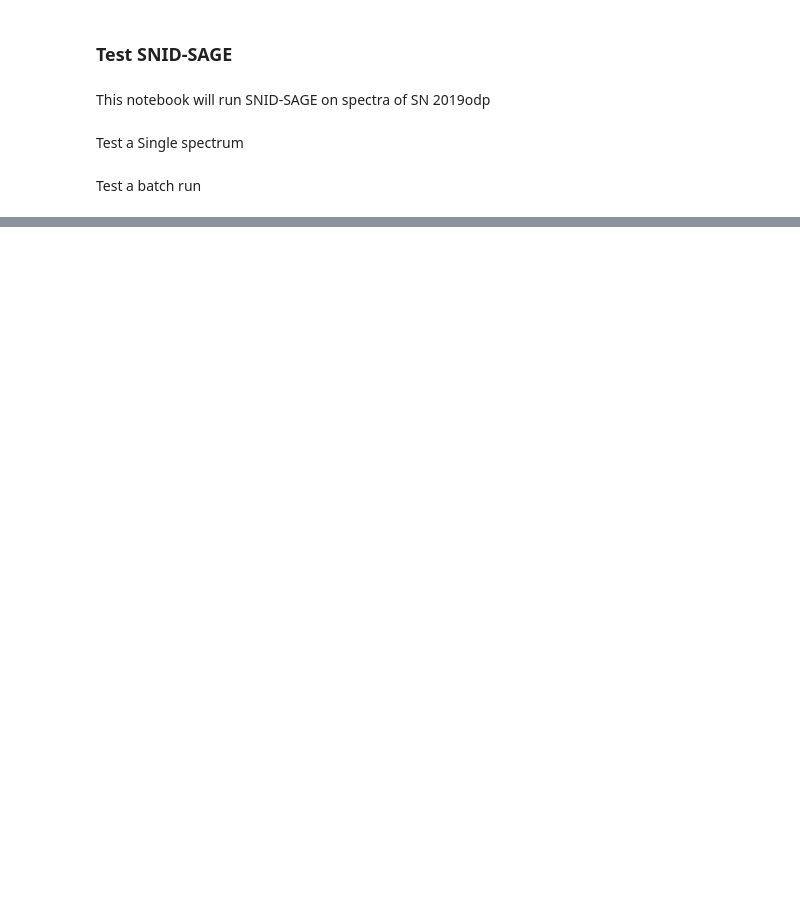
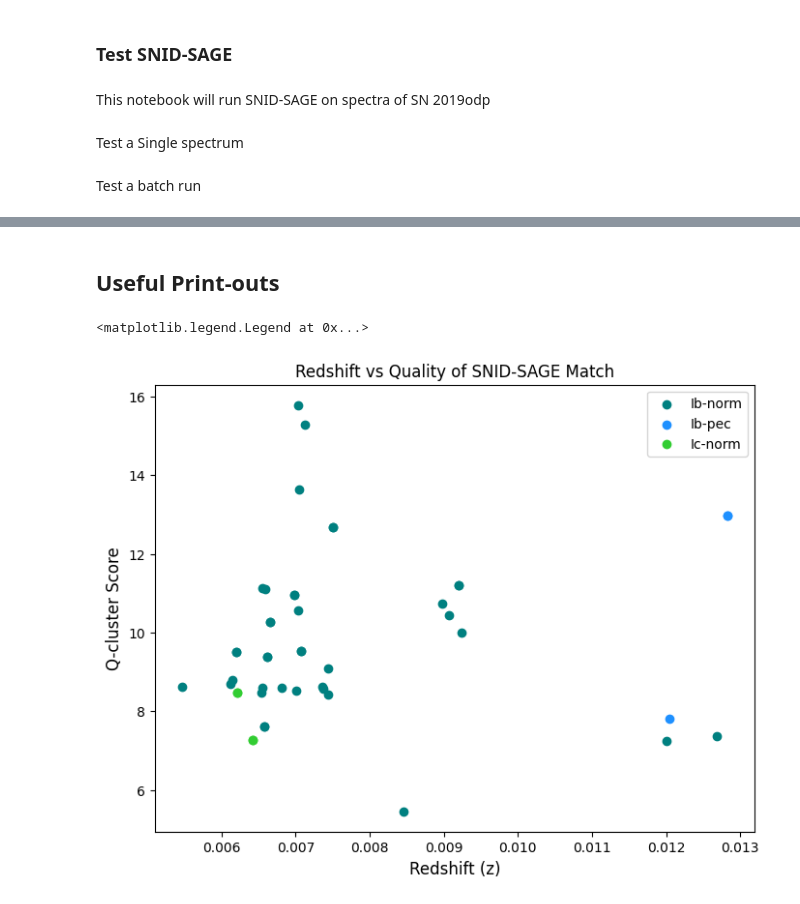
Before and after one commit to micschwab/TransitionHunter, a Jupyter notebook: TestSNID-SAGE.ipynb, the cells around one changed output, grey strips where cells are left out. Cells and saved outputs as stored; diff of their text form; code cells hidden in the pictures; blank space fills up the shorter version.

```diff
--- a/TestSNID-SAGE.ipynb
+++ b/TestSNID-SAGE.ipynb
@@ -53,0 +115,2 @@ Done 30/30; success rate 100.0%
+# %%
+filenames = np.array(batch_results["file"])
@@ -53,0 +167,3 @@ Done 30/30; success rate 100.0%
+# %%
+#sort by date
+result_df = result_df.sort_values(by="date", ascending=True) #sort from oldest to newest
@@ -53,0 +568,15 @@ Done 30/30; success rate 100.0%
+# %%
+print("Identification Statistics:")
+
+if len(novel_ID) > 1:
+    print("\nMATCHES FOUND FOR THE FOLLOWING SN TYPES:")
+    print("-"* 100)
+    for i in range(len(novel_ID)):
+        print(f"{novel_ID[i]}: {(t_freq[novel_ID[i]]):.2f}% of spectra analyzed. Maximum of {max(type_streaks[novel_ID[i]])} consecutive identifications")
+
+
+if len(novel_subID) > 1:
+    print("\nMATCHES FOUND FOR THE FOLLOWING SN SUBTYPES: ")
+    print("-"* 100)
+    for i in range(len(novel_subID)):
+        print(f"{novel_subID[i]}: {(s_freq[novel_subID[i]]):.2f}% of spectra analyzed. Maximum of {max(subtype_streaks[novel_subID[i]])} consecutive identifications.")
@@ -53,0 +700,2 @@ Done 30/30; success rate 100.0%
+# %% [markdown]
+## Useful Print-outs
@@ -53,0 +724,30 @@ Done 30/30; success rate 100.0%
+# %%
+## Redshift Plot (superflous)
+plt.figure(figsize = (8,6))
+
+labeled_groups = set()
+
+for i in range(len(confident_df)):
+    row = confident_df.iloc[i]
+
+    # #report type first
+    # if row.type not in labeled_groups:
+    #     plt.scatter(row.z, row.Q_cluster, color = colors[row.type], label = row.type)
+    #     labeled_groups.add(row.type)
+    # else:
+    #     plt.scatter(row.z, row.Q_cluster, color = colors[row.type])
+
+    #report subtype (norm registers as the same)
+    if row.subtype not in labeled_groups:
+        plt.scatter(row.z, row.Q_cluster, color = colors[row.subtype], label = row.subtype)
+        labeled_groups.add(row.subtype)
+    else:
+        plt.scatter(row.z, row.Q_cluster, color = colors[row.subtype])
+
+plt.title("Redshift vs Quality of SNID-SAGE Match")
+plt.xlabel("Redshift (z)", fontsize = 12)
+plt.ylabel("Q-cluster Score", fontsize = 12)
+plt.legend(loc="upper right")
+# %% [output]
+<matplotlib.legend.Legend at 0x...>
+[figure, added]
```
Also changed, not shown: parts of 42 cells of this notebook, 4 other files.
